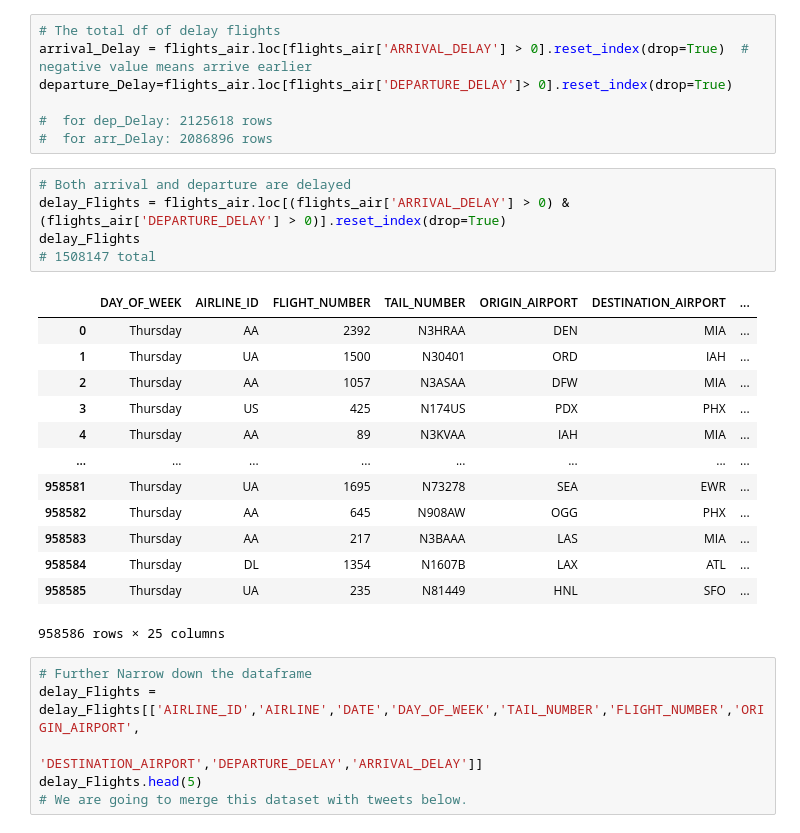
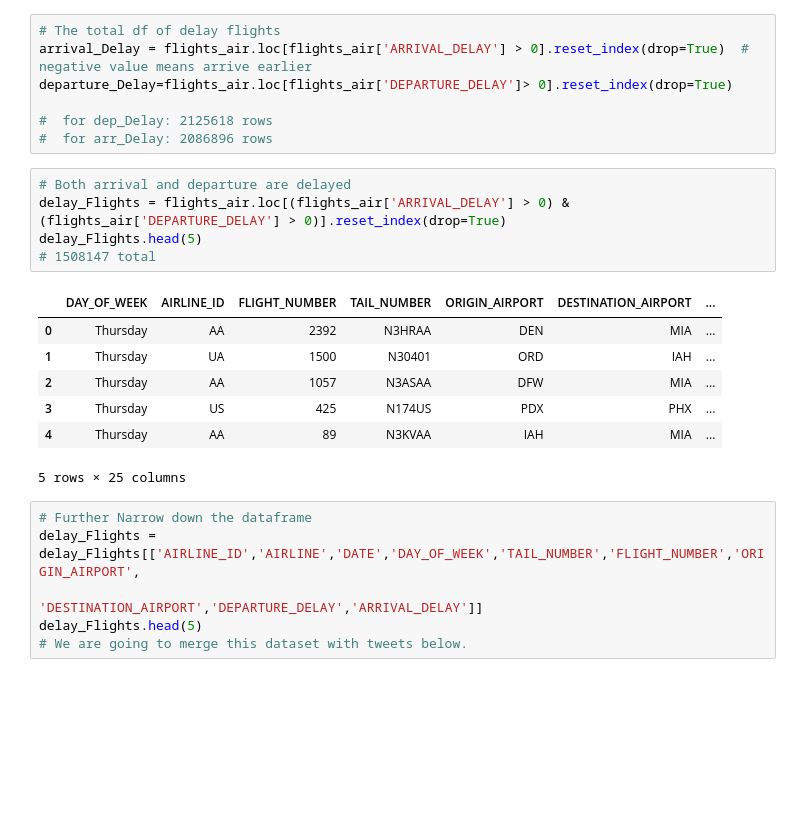
Before and after one commit to carolyna131/Project-2, a Jupyter notebook: Analysis_v2.ipynb, the cells around one changed output. Saved outputs shown, nothing was run; the diff lists cells and outputs as text; blank space fills up the shorter version.

```diff
--- a/Analysis_v2.ipynb
+++ b/Analysis_v2.ipynb
@@ -243,22 +228,16 @@ departure_Delay=flights_air.loc[flights_air['DEPARTURE_DELAY']> 0].reset_index(d
 # %%
 # Both arrival and departure are delayed
 delay_Flights = flights_air.loc[(flights_air['ARRIVAL_DELAY'] > 0) & (flights_air['DEPARTURE_DELAY'] > 0)].reset_index(drop=True)
-delay_Flights
+delay_Flights.head(5)
 # 1508147 total
 # %% [output]
 |  | DAY_OF_WEEK | AIRLINE_ID | FLIGHT_NUMBER | TAIL_NUMBER | ORIGIN_AIRPORT | DESTINATION_AIRPORT | ... |
 | 0 | Thursday | AA | 2392 | N3HRAA | DEN | MIA | ... |
 | 1 | Thursday | UA | 1500 | N30401 | ORD | IAH | ... |
 | 2 | Thursday | AA | 1057 | N3ASAA | DFW | MIA | ... |
 | 3 | Thursday | US | 425 | N174US | PDX | PHX | ... |
 | 4 | Thursday | AA | 89 | N3KVAA | IAH | MIA | ... |
-| ... | ... | ... | ... | ... | ... | ... | ... |
-| 958581 | Thursday | UA | 1695 | N73278 | SEA | EWR | ... |
-| 958582 | Thursday | AA | 645 | N908AW | OGG | PHX | ... |
-| 958583 | Thursday | AA | 217 | N3BAAA | LAS | MIA | ... |
-| 958584 | Thursday | DL | 1354 | N1607B | LAX | ATL | ... |
-| 958585 | Thursday | UA | 235 | N81449 | HNL | SFO | ... |
-958586 rows × 25 columns
+5 rows × 25 columns
 # %%
 # Further Narrow down the dataframe
 delay_Flights = delay_Flights[['AIRLINE_ID','AIRLINE','DATE','DAY_OF_WEEK','TAIL_NUMBER','FLIGHT_NUMBER','ORIGIN_AIRPORT',
```
Also changed, not shown: parts of 11 cells of this notebook.
